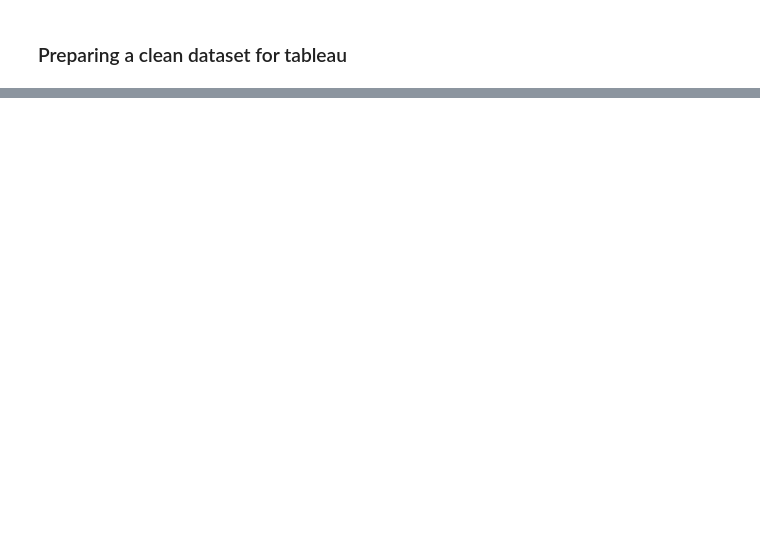
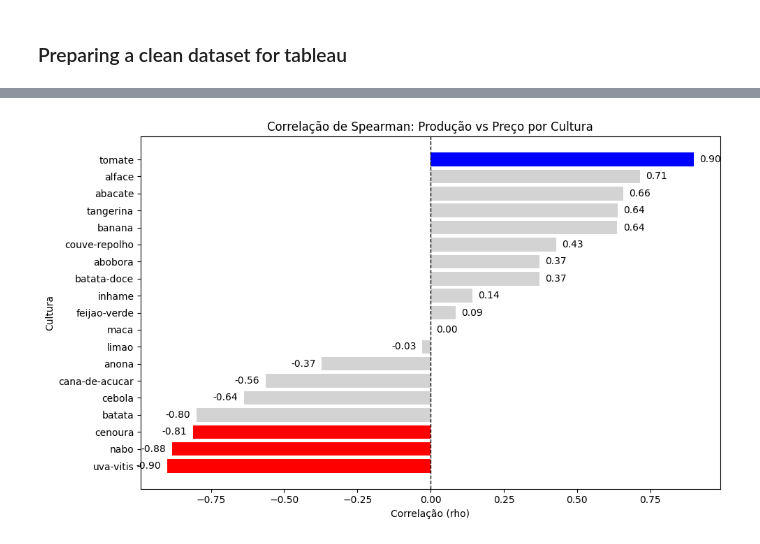
Before and after one commit to SofyMelvill/ironhack_final_project, a Jupyter notebook: Code/merging_data.ipynb, the cells around one changed output, grey strips where cells are left out. Cells and saved outputs as stored; diff of their text form; code cells hidden in the pictures; blank space fills up the shorter version.

```diff
--- a/Code/merging_data.ipynb
+++ b/Code/merging_data.ipynb
@@ -316,0 +359,14 @@ df_tableau.to_excel(r"C:\Users\sofia\Documents\Data_Analytics_Ironhack\Projects\
+# %%
+df_test = df_tableau[["Cultura", "Ano", "Preco","Producao",]].dropna()
+
+person_corr, p_val = pearsonr(df_test["Producao"], df_test["Preco"])
+print(f"Pearson correlation: {person_corr:.3f}, p-value: {p_val}")
+
+results = []
+for culture, sub in df_test.groupby("Cultura"):
+    if len(sub) > 2:  # só culturas com pelo menos 3 pontos de dados
+        corr, p_val = spearmanr(sub["Producao"], sub["Preco"])
+        results.append({"cultura": culture, "corr": corr, "p_val": p_val})
+
+df_corrs = pd.DataFrame(results).sort_values("corr")
+print(df_corrs)
@@ -316,0 +391,30 @@ df_tableau.to_excel(r"C:\Users\sofia\Documents\Data_Analytics_Ironhack\Projects\
+# %%
+import matplotlib.pyplot as plt
+import seaborn as sns
+
+# Copiar, limpar e ordenar
+df_plot = df_corrs[['cultura','corr','p_val']].dropna().sort_values('corr')
+
+# Cores: vermelha se corr<0 e p<0.05; azul se corr>=0 e p<0.05; cinzento se não significativo
+colors = np.where(
+    df_plot['p_val'] < 0.05,
+    np.where(df_plot['corr'] < 0, 'red', 'blue'),
+    'lightgray'
+)
+
+plt.figure(figsize=(10, 6))
+plt.barh(df_plot['cultura'], df_plot['corr'], color=colors)
+plt.axvline(0, color='black', linestyle='--', linewidth=1)
+plt.title('Correlação de Spearman: Produção vs Preço por Cultura')
+plt.xlabel('Correlação (rho)')
+plt.ylabel('Cultura')
+
+# (opcional) rótulos nas barras
+for y, v in enumerate(df_plot['corr']):
+    plt.text(v + (0.02 if v>=0 else -0.02), y, f'{v:.2f}',
+             va='center', ha='left' if v>=0 else 'right')
+
+plt.tight_layout()
+plt.show()
+# %% [output]
+[figure, added]
```
Also changed, not shown: parts of 35 cells of this notebook, 12 other files.
